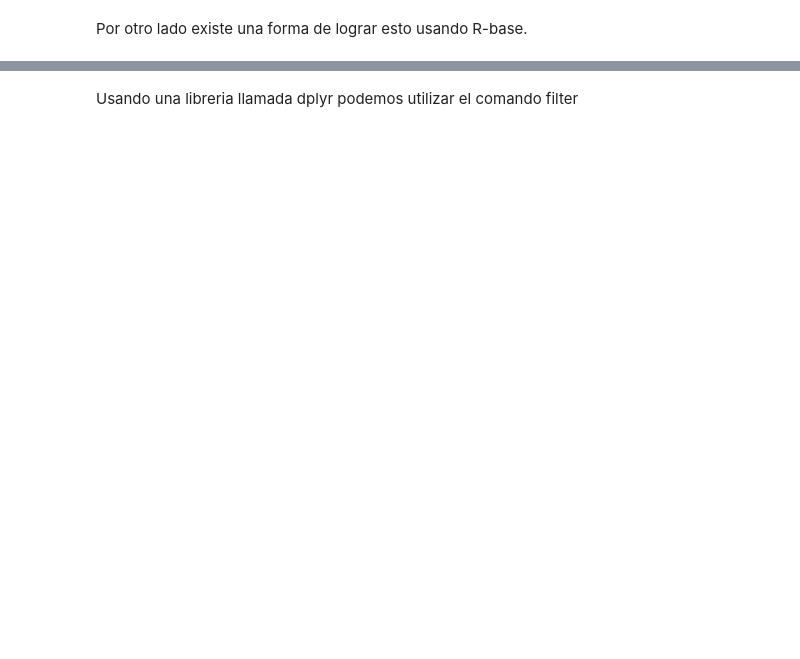
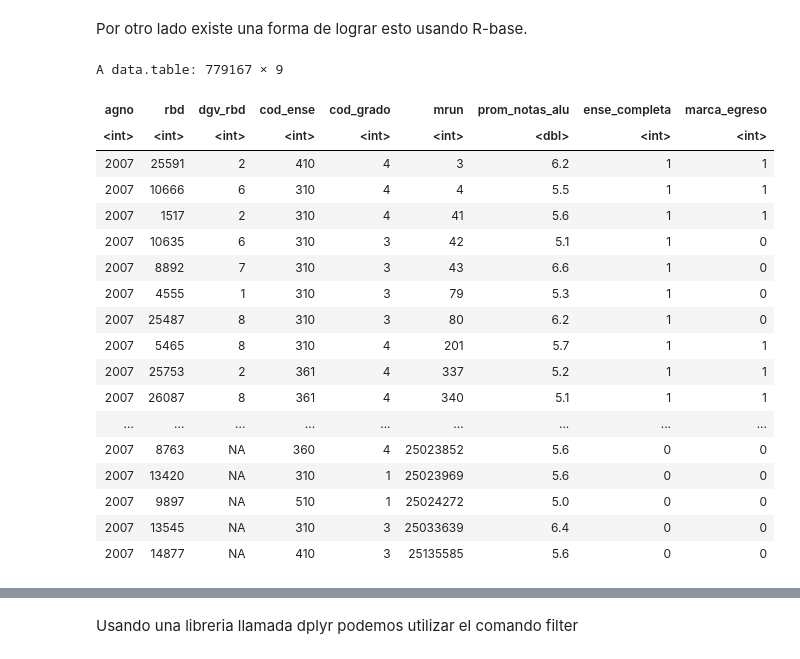
Before and after one commit to alfredosvaldo/Gestion-de-datos-2022, a Jupyter notebook: Taller_1_Gestión_de_datos_2022.ipynb, the cells around one changed output, grey strips where cells are left out. Drawn from its saved outputs; the diff is of its cells as text; code cells hidden in the pictures; blank space fills up the shorter version.

```diff
--- a/Taller_1_Gestión_de_datos_2022.ipynb
+++ b/Taller_1_Gestión_de_datos_2022.ipynb
@@ -184,2 +275,24 @@ toc()
 # %% [markdown]
 Por otro lado existe una forma de lograr esto usando R-base.
+# %%
+egreso2007[egreso2007$prom_notas_alu>=5]
+# %% [output]
+A data.table: 779167 × 9
+| agno | rbd | dgv_rbd | cod_ense | cod_grado | mrun | prom_notas_alu | ense_completa | marca_egreso |
+| <int> | <int> | <int> | <int> | <int> | <int> | <dbl> | <int> | <int> |
+| 2007 | 25591 | 2 | 410 | 4 | 3 | 6.2 | 1 | 1 |
+| 2007 | 10666 | 6 | 310 | 4 | 4 | 5.5 | 1 | 1 |
+| 2007 | 1517 | 2 | 310 | 4 | 41 | 5.6 | 1 | 1 |
+| 2007 | 10635 | 6 | 310 | 3 | 42 | 5.1 | 1 | 0 |
+| 2007 | 8892 | 7 | 310 | 3 | 43 | 6.6 | 1 | 0 |
+| 2007 | 4555 | 1 | 310 | 3 | 79 | 5.3 | 1 | 0 |
+| 2007 | 25487 | 8 | 310 | 3 | 80 | 6.2 | 1 | 0 |
+| 2007 | 5465 | 8 | 310 | 4 | 201 | 5.7 | 1 | 1 |
+| 2007 | 25753 | 2 | 361 | 4 | 337 | 5.2 | 1 | 1 |
+| 2007 | 26087 | 8 | 361 | 4 | 340 | 5.1 | 1 | 1 |
+| ... | ... | ... | ... | ... | ... | ... | ... | ... |
+| 2007 | 8763 | NA | 360 | 4 | 25023852 | 5.6 | 0 | 0 |
+| 2007 | 13420 | NA | 310 | 1 | 25023969 | 5.6 | 0 | 0 |
+| 2007 | 9897 | NA | 510 | 1 | 25024272 | 5.0 | 0 | 0 |
+| 2007 | 13545 | NA | 310 | 3 | 25033639 | 6.4 | 0 | 0 |
+| 2007 | 14877 | NA | 410 | 3 | 25135585 | 5.6 | 0 | 0 |
```
Also changed, not shown: parts of 40 cells of this notebook.
